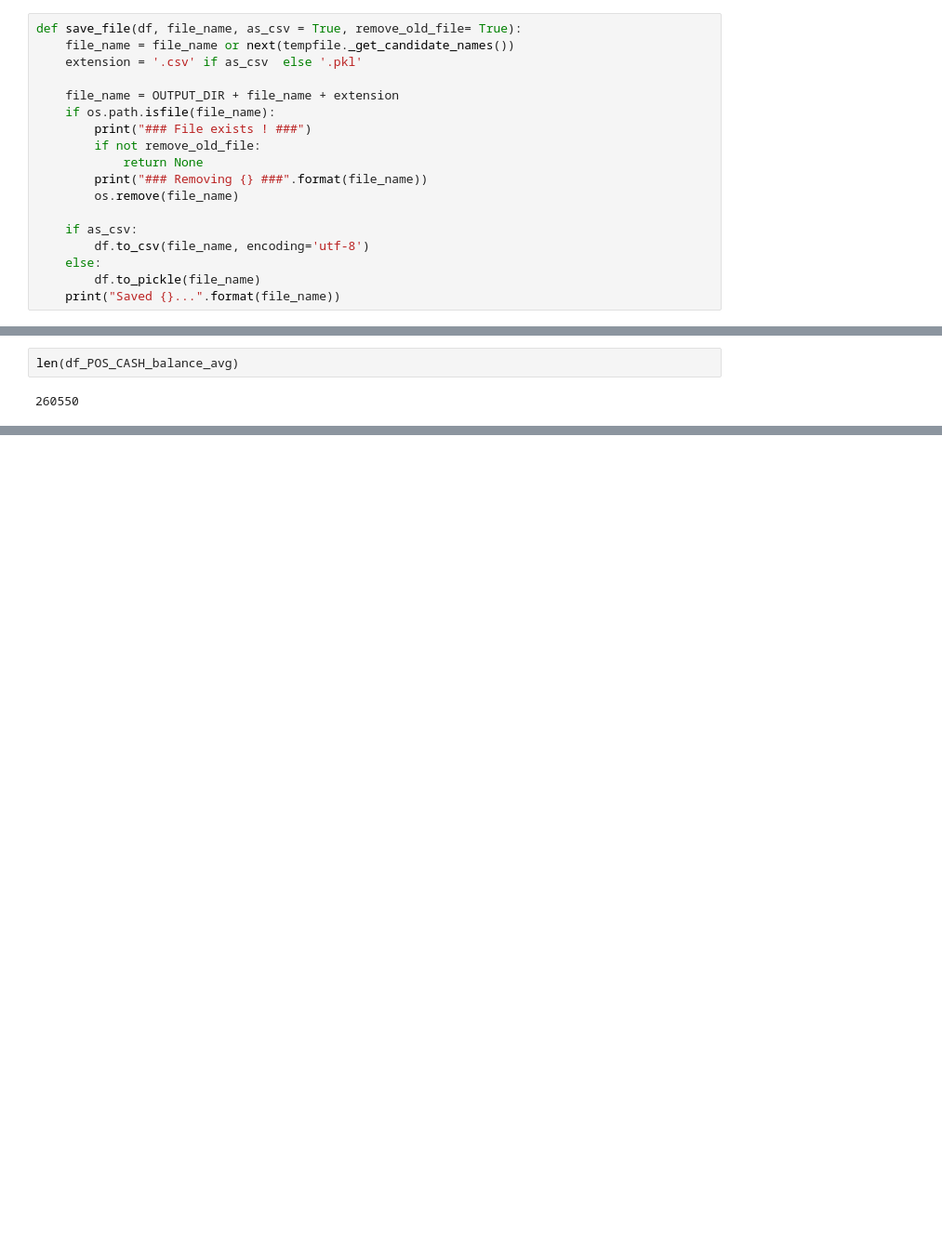
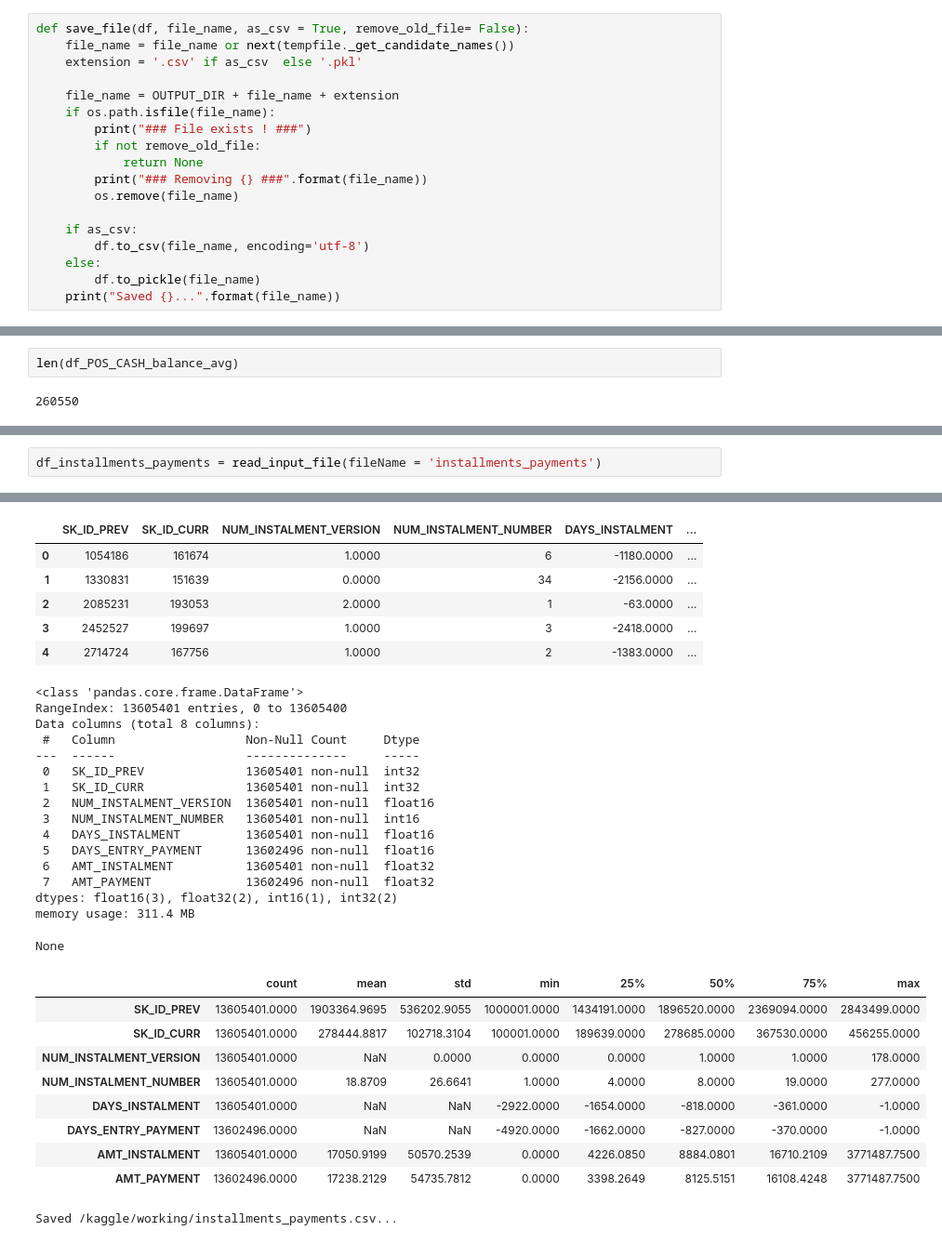
Before and after one commit to amithsbhat/Capstone-Home-Credit-Default-Risk, a Jupyter notebook: eda-home-credit-default-risk.ipynb, the cells around one changed output, grey strips where cells are left out. Shown at 93% size. Saved outputs shown, nothing was run; the diff lists cells and outputs as text; blank space fills up the shorter version.

Commit message:
Kaggle Notebook | EDA-Home-Credit-Default-Risk | Version 28

```diff
--- a/eda-home-credit-default-risk.ipynb
+++ b/eda-home-credit-default-risk.ipynb
@@ -75,7 +75,7 @@ def get_features_of_type(df, is_categorical = True):
 
     return [col for col in list(df.columns) if df[col].dtype == 'category'] if is_categorical else [col for col in list(df.columns) if df[col].dtype != 'category']
 # %%
-def save_file(df, file_name, as_csv = True, remove_old_file= True):
+def save_file(df, file_name, as_csv = True, remove_old_file= False):
     file_name = file_name or next(tempfile._get_candidate_names())
     extension = '.csv' if as_csv  else '.pkl'
 
@@ -1156,0 +1151,3 @@ save_file(df_POS_CASH_balance_avg, 'POS_CASH_balance_avg')
+# %%
+df_installments_payments = read_input_file(fileName = 'installments_payments')
+# %% [output]
@@ -1156,0 +1158,32 @@ save_file(df_POS_CASH_balance_avg, 'POS_CASH_balance_avg')
+|  | SK_ID_PREV | SK_ID_CURR | NUM_INSTALMENT_VERSION | NUM_INSTALMENT_NUMBER | DAYS_INSTALMENT | ... |
+| 0 | 1054186 | 161674 | 1.0000 | 6 | -1180.0000 | ... |
+| 1 | 1330831 | 151639 | 0.0000 | 34 | -2156.0000 | ... |
+| 2 | 2085231 | 193053 | 2.0000 | 1 | -63.0000 | ... |
+| 3 | 2452527 | 199697 | 1.0000 | 3 | -2418.0000 | ... |
+| 4 | 2714724 | 167756 | 1.0000 | 2 | -1383.0000 | ... |
+<class 'pandas.core.frame.DataFrame'>
+RangeIndex: 13605401 entries, 0 to 13605400
+Data columns (total 8 columns):
+ #   Column                  Non-Null Count     Dtype
+---  ------                  --------------     -----
+ 0   SK_ID_PREV              13605401 non-null  int32
+ 1   SK_ID_CURR              13605401 non-null  int32
+ 2   NUM_INSTALMENT_VERSION  13605401 non-null  float16
+ 3   NUM_INSTALMENT_NUMBER   13605401 non-null  int16
+ 4   DAYS_INSTALMENT         13605401 non-null  float16
+ 5   DAYS_ENTRY_PAYMENT      13602496 non-null  float16
+ 6   AMT_INSTALMENT          13605401 non-null  float32
+ 7   AMT_PAYMENT             13602496 non-null  float32
+dtypes: float16(3), float32(2), int16(1), int32(2)
+memory usage: 311.4 MB
+None
+|  | count | mean | std | min | 25% | 50% | 75% | max |
+| SK_ID_PREV | 13605401.0000 | 1903364.9695 | 536202.9055 | 1000001.0000 | 1434191.0000 | 1896520.0000 | 2369094.0000 | 2843499.0000 |
+| SK_ID_CURR | 13605401.0000 | 278444.8817 | 102718.3104 | 100001.0000 | 189639.0000 | 278685.0000 | 367530.0000 | 456255.0000 |
+| NUM_INSTALMENT_VERSION | 13605401.0000 | NaN | 0.0000 | 0.0000 | 0.0000 | 1.0000 | 1.0000 | 178.0000 |
+| NUM_INSTALMENT_NUMBER | 13605401.0000 | 18.8709 | 26.6641 | 1.0000 | 4.0000 | 8.0000 | 19.0000 | 277.0000 |
+| DAYS_INSTALMENT | 13605401.0000 | NaN | NaN | -2922.0000 | -1654.0000 | -818.0000 | -361.0000 | -1.0000 |
+| DAYS_ENTRY_PAYMENT | 13602496.0000 | NaN | NaN | -4920.0000 | -1662.0000 | -827.0000 | -370.0000 | -1.0000 |
+| AMT_INSTALMENT | 13605401.0000 | 17050.9199 | 50570.2539 | 0.0000 | 4226.0850 | 8884.0801 | 16710.2109 | 3771487.7500 |
+| AMT_PAYMENT | 13602496.0000 | 17238.2129 | 54735.7812 | 0.0000 | 3398.2649 | 8125.5151 | 16108.4248 | 3771487.7500 |
+Saved /kaggle/working/installments_payments.csv...
```
Also changed, not shown: parts of 22 cells of this notebook.
